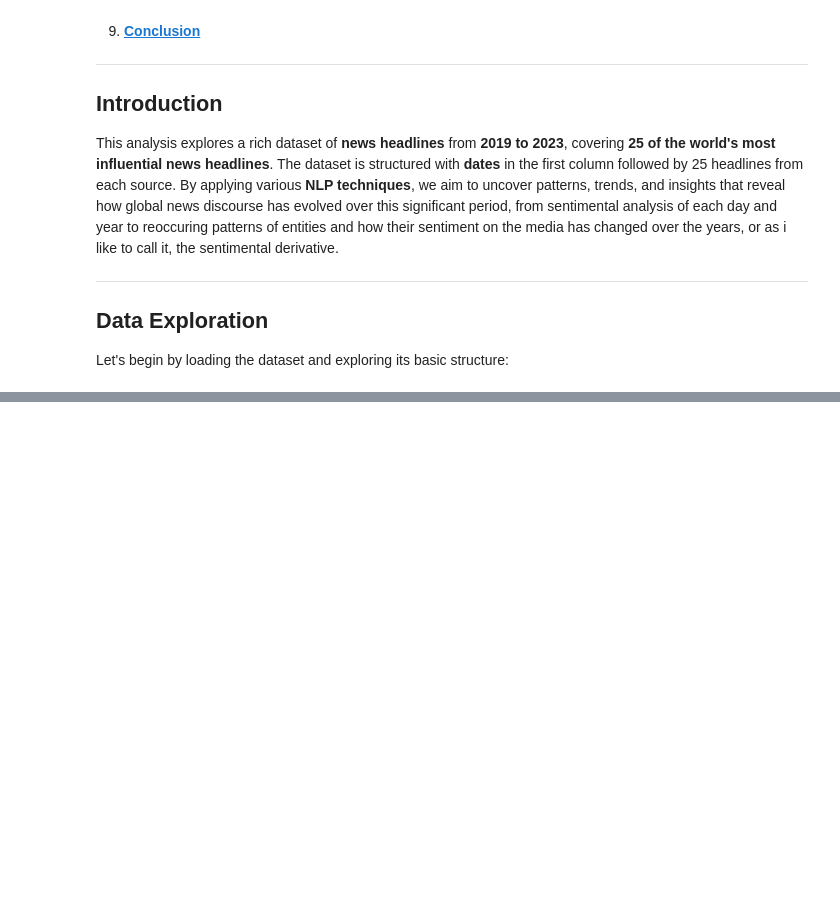
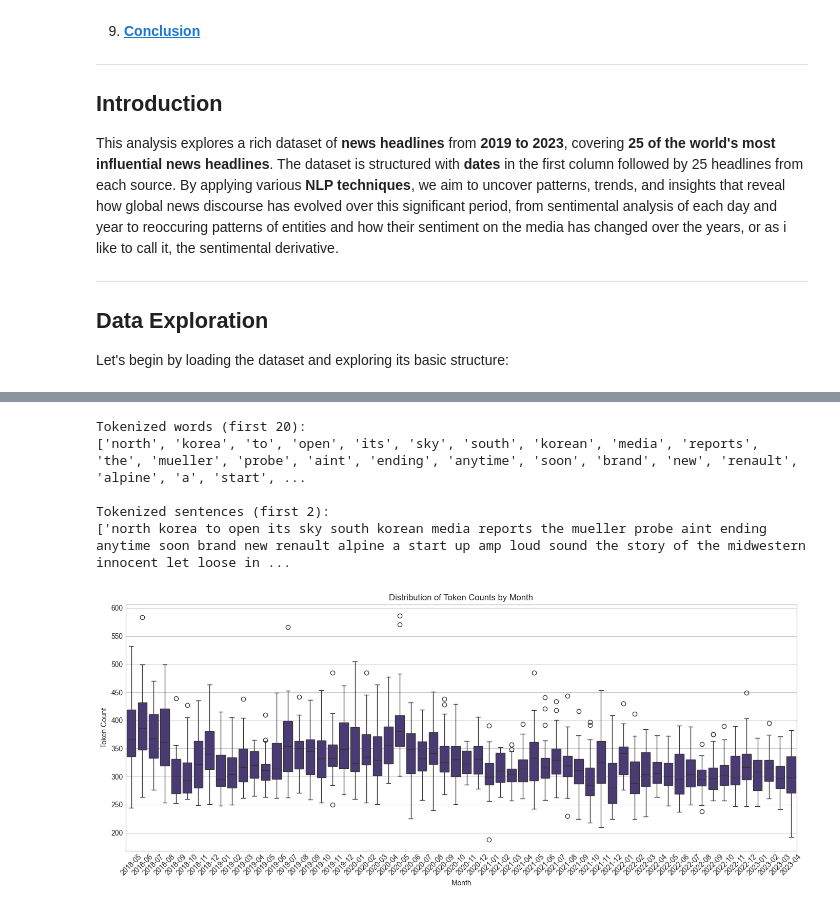
Before and after one commit to Rockhardey54/NLPNewsAnalyzer, a Jupyter notebook: headlines.ipynb, the cells around one changed output, grey strips where cells are left out. Cells and saved outputs as stored; diff of their text form; code cells hidden in the pictures; blank space fills up the shorter version.

```diff
--- a/headlines.ipynb
+++ b/headlines.ipynb
@@ -84,0 +215,48 @@ ModuleNotFoundError: No module named 'seaborn'
+# %%
+# Downloading necessary NLTK resources, if you've imported everything from requirements.txt, you should be good to go, but if you get errors, turn the comment
+# down below into a codeblock to import necessary libraries.
+from nltk.tokenize import word_tokenize, sent_tokenize
+
+# word based tokenization
+def tokenize_text(text):
+    """splits text into individual words"""
+    return word_tokenize(text)
+
+# sentence based tokenization
+def sentence_tokenize(text):
+    """splits text into sentences"""
+    return sent_tokenize(text)
+
+# applying tokenization
+news_df['tokens'] = news_df['normalized_text'].apply(tokenize_text)
+news_df['sentences'] = news_df['normalized_text'].apply(sentence_tokenize)  # changed this line only
+
+# sample tokenization test
+print("Tokenized words (first 20):")
+print(news_df['tokens'].iloc[0][:40])
+print("\nTokenized sentences (first 2):")
+print(news_df['sentences'].iloc[0][:2])
+
+# Calculate basic token statistics
+news_df['token_count'] = news_df['tokens'].apply(len)
+news_df['avg_token_length'] = news_df['tokens'].apply(lambda x: np.mean([len(token) for token in x]) if x else 0)
+news_df['sentence_count'] = news_df['sentences'].apply(len)
+
+# Create a month column
+news_df['Month'] = news_df['Date'].dt.to_period('M').astype(str)
+
+plt.figure(figsize=(14, 6))
+sns.boxplot(x='Month', y='token_count', data=news_df)
+plt.title('Distribution of Token Counts by Month')
+plt.xlabel('Month')
+plt.ylabel('Token Count')
+plt.xticks(rotation=45)
+plt.tight_layout()
+plt.show()
+# %% [output]
+Tokenized words (first 20):
+['north', 'korea', 'to', 'open', 'its', 'sky', 'south', 'korean', 'media', 'reports', 'the', 'mueller', 'probe', 'aint', 'ending', 'anytime', 'soon', 'brand', 'new', 'renault', 'alpine', 'a', 'start', ...
+
+Tokenized sentences (first 2):
+['north korea to open its sky south korean media reports the mueller probe aint ending anytime soon brand new renault alpine a start up amp loud sound the story of the midwestern innocent let loose in ...
+[figure, added]
```
Also changed, not shown: parts of 6 cells of this notebook, 1 other file.
